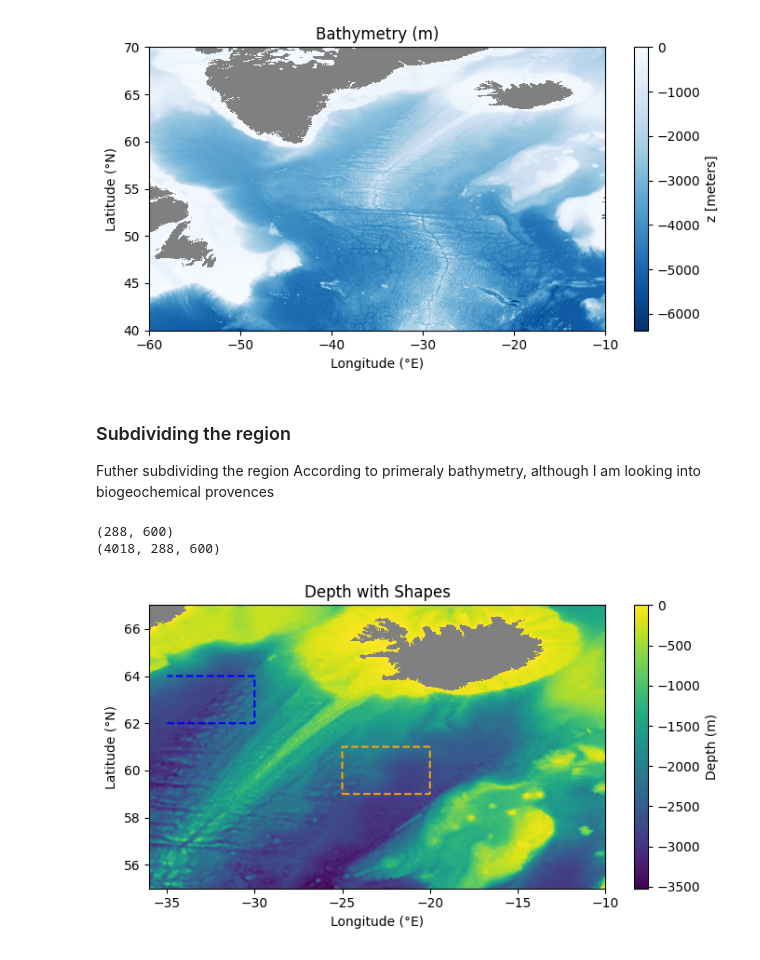
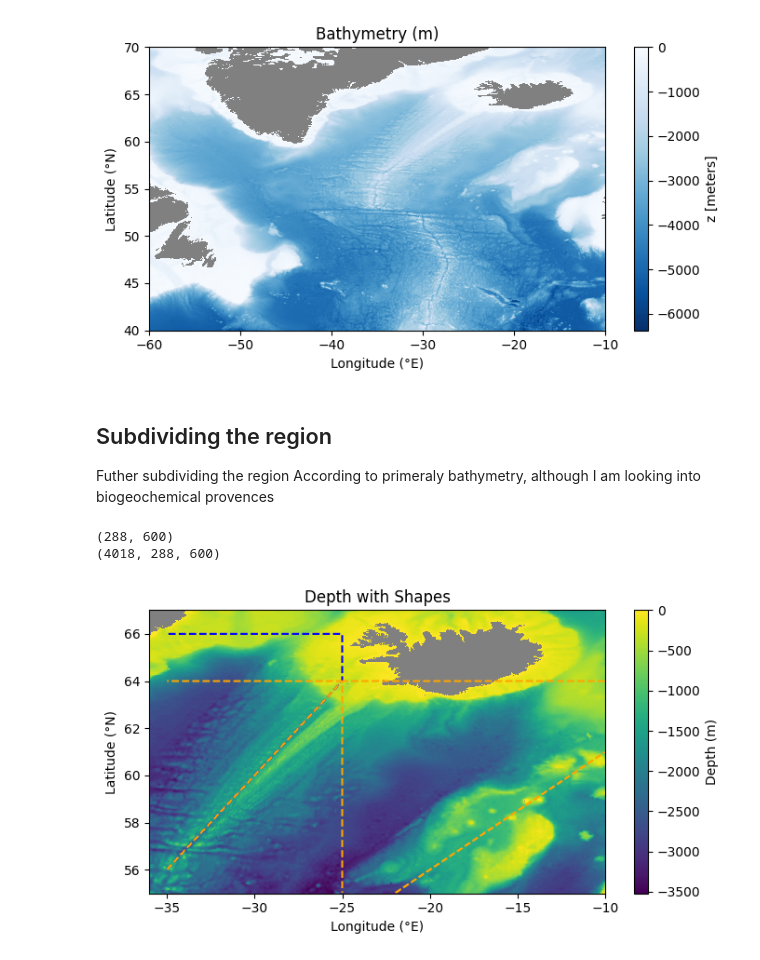
Before and after one commit to ROYVNZ/Masters, a Jupyter notebook: Scripts/Satellite_data.ipynb, the cells around one changed output. Drawn from its saved outputs; the diff is of its cells as text; code cells hidden in the pictures.

```diff
--- a/Scripts/Satellite_data.ipynb
+++ b/Scripts/Satellite_data.ipynb
@@ -218,41 +218,74 @@ plt.show()
 # %% [output]
 [figure]
 # %% [markdown]
-### Subdividing the region
+## Subdividing the region
 
 Futher subdividing the region According to primeraly bathymetry, although I am looking into biogeochemical provences
 # %%
 # Creating a matrice with the right cooridinates
 LON, LAT = np.meshgrid(lon, lat)
 print(LON.shape)
 print(CHL.shape)
 
 Shape1 = np.full(LON.shape, True)
 
 #Creating a squares
-Shape1 = (LON >= -34) & (LON <= -30) & (LAT >= 62) & (LAT <= 64)
-Shape2 = (LON >= -25) & (LON <= -20) & (LAT >= 59) & (LAT <= 61)
+# assuming you already have:
+# LON, LAT = np.meshgrid(lon, lat)
+
+lat_min = 56 + 0.8*(LON + 35)          # diagonal lower boundary
+
+Shape1 = (
+    (LON >= -35) & (LON <= -25) &      # between the longitudes
+    (LAT >= lat_min) &                 # above the diagonal
+    (LAT <= 66)                        # below 66°N
+)
+
+# Given LON, LAT from np.meshgrid(lon, lat)
+
+# Lower boundary is piecewise by longitude:
+#  -35..-25 : diagonal from (-35,56) to (-25,64)
+#  -25..-22 : flat at 55
+#  -22..-10 : diagonal from (-22,55) to (-10,61)
+lat_lower = np.where(
+    LON <= -25,
+    56 + 0.8*(LON + 35),                 # slope = (64-56)/( -25 - (-35)) = 0.8
+    np.where(
+        LON <= -22,
+        55.0,
+        55 + 0.5*(LON + 22)              # slope = (61-55)/( -10 - (-22)) = 0.5
+    )
+)
+
+# Upper boundary is flat at 64 everywhere inside
+lat_upper = 64.0
+
+# Valid longitude band for the polygon is [-35, -10]
+Shape2 = (LON >= -35) & (LON <= -10) & (LAT >= lat_lower) & (LAT <= lat_upper)
 
 bathy = bathy.sel(latitude=slice(55, 67), longitude=slice(-36, -10))
 
 fig, ax = plt.subplots(figsize=(7,4))
 cc = bathy.z.plot(ax=ax, x='longitude', y='latitude', add_colorbar=False)  # xarray handles coords
 plt.colorbar(cc, ax=ax, label='Depth (m)')
 
 ax.set_title("Depth with Shapes")
 ax.set_xlabel("Longitude (°E)")
 ax.set_ylabel("Latitude (°N)")
 ax.set_facecolor("gray")
 
 # Overlay your shapes (must match same coord system)
 ax.contour(LON, LAT, Shape1, colors='blue', linewidths=1.5, linestyles='--', label='Shape 1')
 ax.contour(LON, LAT, Shape2, colors='orange', linewidths=1.5, linestyles='--', label='Shape 2')
 
 plt.tight_layout()
 plt.show()
+
+Shape1_CHL = CHL.where(Shape1)
+Shape2_CHL = CHL.where(Shape2)
 # %% [output]
 (288, 600)
 (4018, 288, 600)
-[figure, old version]
+[figure, new version]
 # %%
 # Selecting data within this square
```
Also changed, not shown: parts of 16 cells of this notebook, 3 other files.
